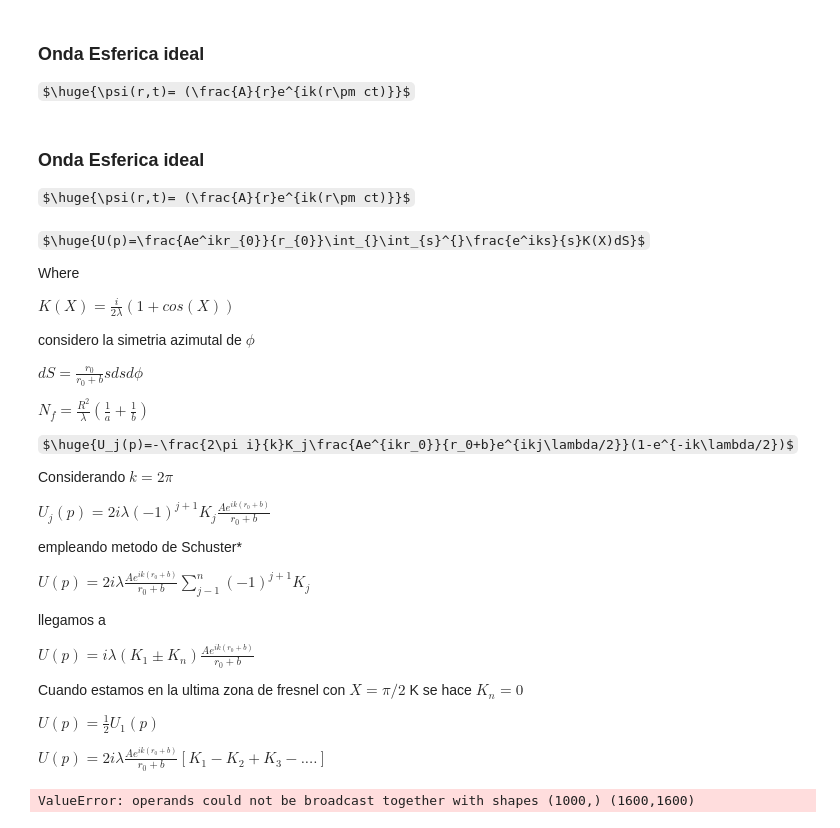
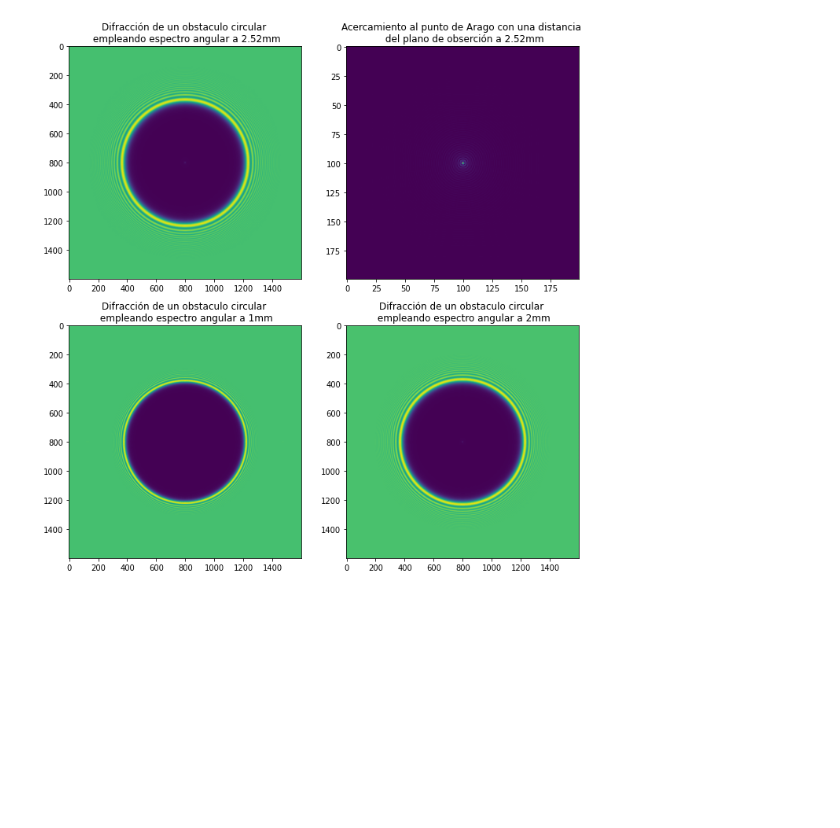
Before and after one commit to JuanDaAC/OpticalInstruments, a Jupyter notebook: Entrega 2/Pruebas/Arago.ipynb, the cells around one changed output. Saved outputs shown, nothing was run; the diff lists cells and outputs as text; code cells hidden in the pictures; some formulas as TeX source; blank space fills up the shorter version.

Commit message:
Arago finalizado

```diff
--- a/Entrega 2/Pruebas/Arago.ipynb
+++ b/Entrega 2/Pruebas/Arago.ipynb
@@ -146,48 +23,0 @@ plt.show()
-# %% [markdown]
-### Onda Esferica ideal
-
-$\huge{\psi(r,t)= (\frac{A}{r}e^{ik(r\pm ct)}}$
-# %% [markdown]
-### Onda Esferica ideal
-
-$\huge{\psi(r,t)= (\frac{A}{r}e^{ik(r\pm ct)}}$
-# %% [markdown]
-$\huge{U(p)=\frac{Ae^ikr_{0}}{r_{0}}\int_{}\int_{s}^{}\frac{e^iks}{s}K(X)dS}$
-
-Where
-
-$K(X) = \frac{i}{2\lambda}(1+cos(X))$
-
-considero la simetria azimutal de $\phi$
-
-$dS = \frac{r_0}{r_0 + b}s ds d\phi$
-
-$N_{f} = \frac{R^{2}}{\lambda}(\frac{1}{a}+ \frac{1}{b})$
-
-$\huge{U_j(p)=-\frac{2\pi i}{k}K_j\frac{Ae^{ikr_0}}{r_0+b}e^{ikj\lambda/2}}(1-e^{-ik\lambda/2})$
-
-Considerando $k=2\pi$
-
-$U_j(p)=2i\lambda (-1)^{j+1}K_j\frac{Ae^{ik(r_0+b)}}{r_0+b}$
-
-
-empleando metodo de Schuster*
-
-$U(p)=2i\lambda\frac{Ae^{ik(r_0+b)}}{r_0+b} \sum_{j-1}^{n}{(-1)^{j+1}K_j}$
-
-llegamos a
-
-$U(p)=i\lambda (K_1 \pm K_n)\frac{Ae^{ik(r_0+b)}}{r_0+b}$
-
-Cuando estamos en la ultima zona de fresnel con $X = \pi / 2$ K se hace $ K_n=0$
-
-$U(p)=\frac{1}{2}U_1(p)$
-
-
-$U(p) = 2i\lambda \frac{Ae^{ik(r_0+b)}}{r_0+b}[K_1 - K_2 + K_3 - ....]$
-# %%
-X = np.linspace(0,5*mm,1000)
-Barrido = (np.abs(AngFT(mask,X,1*um,1*um,633*nm))**2)[800,800]
-plt.plot(Barrido)
-# %% [output]
-ValueError: operands could not be broadcast together with shapes (1000,) (1600,1600)
@@ -193,0 +66,22 @@ ValueError: operands could not be broadcast together with shapes (1000,) (1600,1
+# %%
+# Experimento de arago empelando Difracción angular
+%matplotlib inline
+
+salida1 = (np.abs(((ang_spec(mask,2.527*mm,1*um,1*um,633*nm))))**2)
+salida2 = (np.abs(((ang_spec(mask,2.527*mm,1*um,1*um,633*nm))))**2)[700:900,700:900]
+salida3 = (np.abs(((ang_spec(mask,1*mm,1*um,1*um,633*nm))))**2)
+salida4 = (np.abs(((ang_spec(mask,2*mm,1*um,1*um,633*nm))))**2)
+
+fig, ax = plt.subplots(2,2,figsize=(10, 10))
+ax[0][0].imshow(salida1)
+ax[0][0].set_title("Difracción de un obstaculo circular \n empleando espectro angular a 2.52mm")
+ax[0][1].imshow(salida2)
+ax[0][1].set_title("Acercamiento al punto de Arago con una distancia \n del plano de obserción a 2.52mm")
+ax[1][0].imshow(salida3)
+ax[1][0].set_title("Difracción de un obstaculo circular \n empleando espectro angular a 1mm")
+ax[1][1].imshow(salida4)
+ax[1][1].set_title("Difracción de un obstaculo circular \n empleando espectro angular a 2mm")
+fig.tight_layout()
+plt.show()
+# %% [output]
+[figure, added]
```
Also changed, not shown: parts of 12 cells of this notebook.
